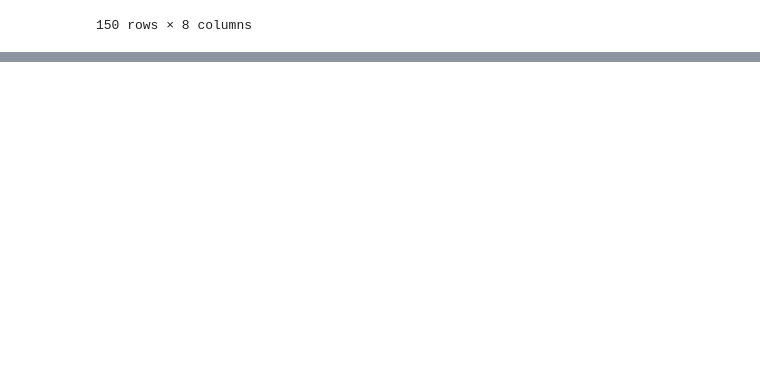
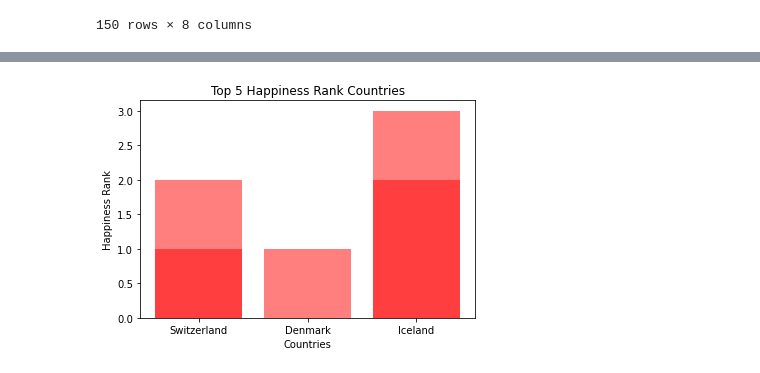
Before and after one commit to AJ-Paine/07-Skynet-Project, a Jupyter notebook: Skynet Project 1.ipynb, the cells around one changed output, grey strips where cells are left out. Saved outputs shown, nothing was run; the diff lists cells and outputs as text; code cells hidden in the pictures; blank space fills up the shorter version.

```diff
--- a/Skynet Project 1.ipynb
+++ b/Skynet Project 1.ipynb
@@ -369,0 +390,10 @@ fig
+# %%
+#Bar graphs of Happiness Rank
+bg_hr_df = merge.sort_values(by=["Happiness Rank"], ascending=True)
+plt.bar(bg_hr_df["Country"].head(), bg_hr_df["Happiness Rank"].head(), color='r', alpha=0.5, align="center")
+plt.title("Top 5 Happiness Rank Countries")
+plt.xlabel("Countries")
+plt.ylabel("Happiness Rank")
+plt.savefig("Images/Top_5_HR.png")
+# %% [output]
+[figure, added]
```
Also changed, not shown: parts of 15 cells of this notebook, 14 other files.
